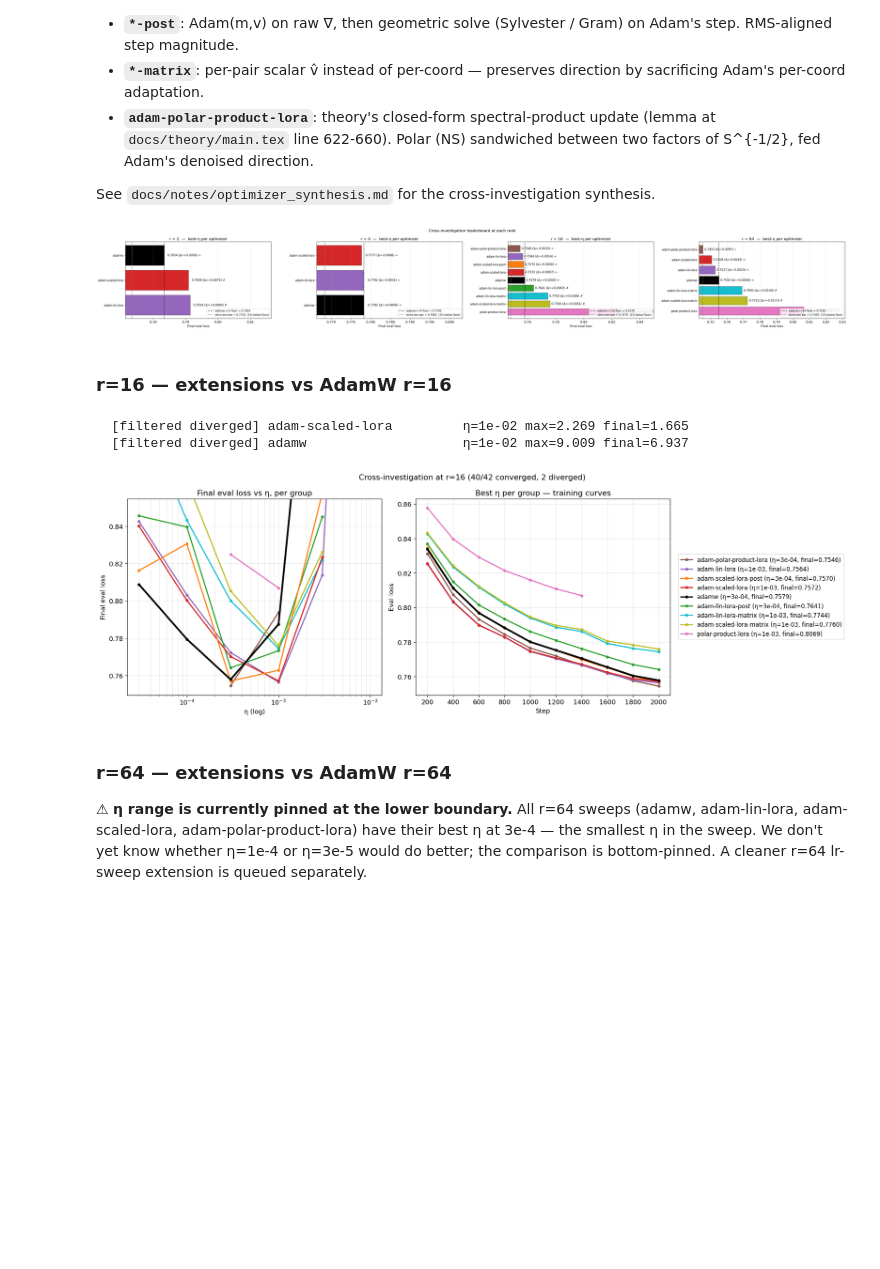
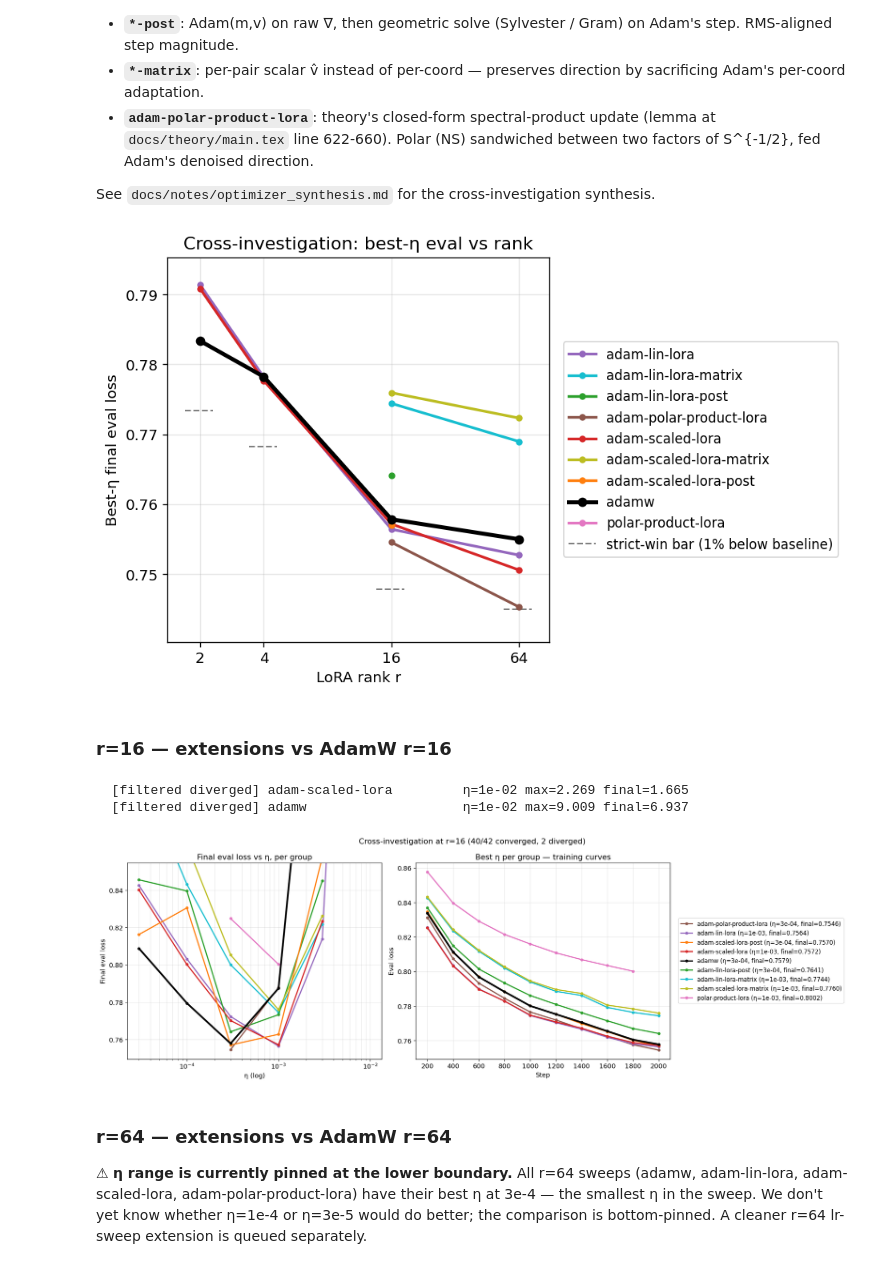
Before and after one commit to nikhilgsh/lora-optimizers, a Jupyter notebook: notebooks/sweep_analysis.ipynb, the cells around one changed output. Cells and saved outputs as stored; diff of their text form; code cells hidden in the pictures; blank space fills up the shorter version.

```diff
--- a/notebooks/sweep_analysis.ipynb
+++ b/notebooks/sweep_analysis.ipynb
@@ -61,7 +46,7 @@ Cross-investigation leaderboard for the lin/scaled-lora extensions:
 
 See `docs/notes/optimizer_synthesis.md` for the cross-investigation synthesis.
 # %%
-# Cross-investigation: H4 *-Post + H5 matrix-Adam + Polar-Product variants.
+# Cross-investigation extensions: load + per-rank best-η + leaderboard.
 EXT_SOURCES = (
     "polar_product_eta1e3_2k", "polar_product_2k",
     "h4_post_rmsalign_2k", "h4_post_2k",
@@ -70,80 +55,56 @@ EXT_SOURCES = (
     "h3_rsweep_2k",
     "optim_compare_high_eta_2k", "lr_sweep_2k",
 )
 EXT_OPTIMIZERS = {
     "adamw",
     "adam-lin-lora", "adam-scaled-lora",
     "adam-lin-lora-post", "adam-scaled-lora-post",
     "adam-lin-lora-matrix", "adam-scaled-lora-matrix",
     "polar-product-lora", "adam-polar-product-lora",
 }
 
-def _stamp_r(cfg, group):
-    cfg["_lora_r"] = int(cfg.get("lora_r", 16))
-
 ext_runs = merge_runs(
     EXT_SOURCES,
     key_fn=lambda c: (c["optimizer"], float(c["lr"]), int(c.get("lora_r", 16))),
     filter_fn=lambda c: c["optimizer"] in EXT_OPTIMIZERS,
-    cfg_postprocess=_stamp_r,
+    cfg_postprocess=lambda c, g: c.update(_lora_r=int(c.get("lora_r", 16))),
 )
 
 # Best-η per (optimizer, r) at step 2000
 best = {}
 for cfg, evs in ext_runs:
     if evs[-1]["step"] < 2000:
         continue
     k = (cfg["optimizer"], cfg["_lora_r"])
     fl = evs[-1]["eval_loss"]
     if k not in best or fl < best[k][2]:
         best[k] = (cfg, evs, fl)
-
-EXT_COLORS = {
-    "adamw":                       "black",
-    "adam-lin-lora":               "#9467bd",
-    "adam-scaled-lora":            "#d62728",
-    "adam-lin-lora-post":          "#2ca02c",
-    "adam-scaled-lora-post":       "#ff7f0e",
-    "adam-lin-lora-matrix":        "#17becf",
-    "adam-scaled-lora-matrix":     "#bcbd22",
-    "adam-polar-product-lora":     "#8c564b",
-    "polar-product-lora":          "#e377c2",
-}
 adamw_floor = {r: best[("adamw", r)][2] for (opt, r) in best if opt == "adamw"}
 
-plot_leaderboard_by_rank(best, baseline_optimizer="adamw",
-                          color_map=EXT_COLORS,
-                          suptitle="Cross-investigation leaderboard at each rank")
+plot_leaderboard_by_rank(best, baseline_optimizer="adamw", color_map=OPTIM_COLORS,
+                          suptitle="Cross-investigation: best-η eval vs rank")
 plt.show()
-
-
-def _plot_one_rank(r_target):
-    """2-panel sweep figure for a single rank. AdamW thick-black handled
-    automatically by two_panel_sweep_figure (uniform across all sections)."""
-    floor = adamw_floor[r_target]
-    runs_at_r = [(c, e) for c, e in ext_runs if c["_lora_r"] == r_target]
-    return two_panel_sweep_figure(
-        runs_at_r,
-        group_key_fn=lambda c: c["optimizer"],
-        color_map=EXT_COLORS,
-        suptitle=f"Cross-investigation at r={r_target}",
-        hlines=[
-            (f"strict-win bar = {floor - 0.01:.4f}  (1% below AdamW r={r_target} floor {floor:.4f})",
-             floor - 0.01, "grey"),
-        ],
-        label_fn=lambda c: f"{c['optimizer']:<24s} η={c['lr']:.0e}",
-    )
 # %% [output]
-[figure, old version]
+[figure, new version]
 # %% [markdown]
 ### r=16 — extensions vs AdamW r=16
 # %%
-_plot_one_rank(16)
+floor = adamw_floor[16]
+runs_at_r = [(c, e) for c, e in ext_runs if c["_lora_r"] == 16]
+two_panel_sweep_figure(
+    runs_at_r,
+    group_key_fn=lambda c: c["optimizer"],
+    color_map=OPTIM_COLORS,
+    suptitle="Cross-investigation at r=16",
+    hlines=[(f"strict-win bar = {floor - 0.01:.4f}  (1% below AdamW r=16 floor {floor:.4f})",
+             floor - 0.01, "grey")],
+    label_fn=lambda c: f"{c['optimizer']:<24s} η={c['lr']:.0e}",
+)
 plt.show()
 # %% [output]
   [filtered diverged] adam-scaled-lora         η=1e-02 max=2.269 final=1.665
   [filtered diverged] adamw                    η=1e-02 max=9.009 final=6.937
-[figure, old version]
+[figure, new version]
 # %% [markdown]
 ### r=64 — extensions vs AdamW r=64
 
```
Also changed, not shown: parts of 7 cells of this notebook, 1 other file.
